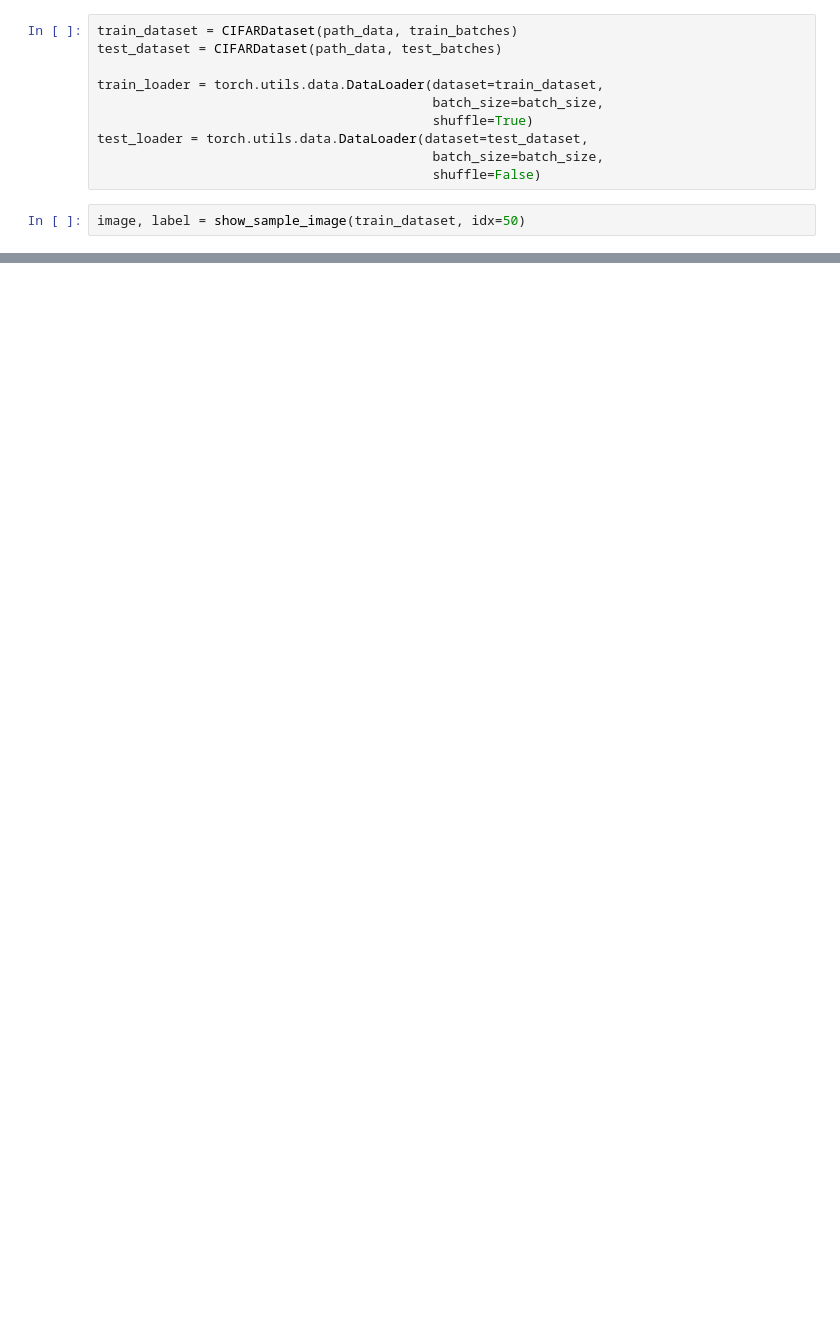
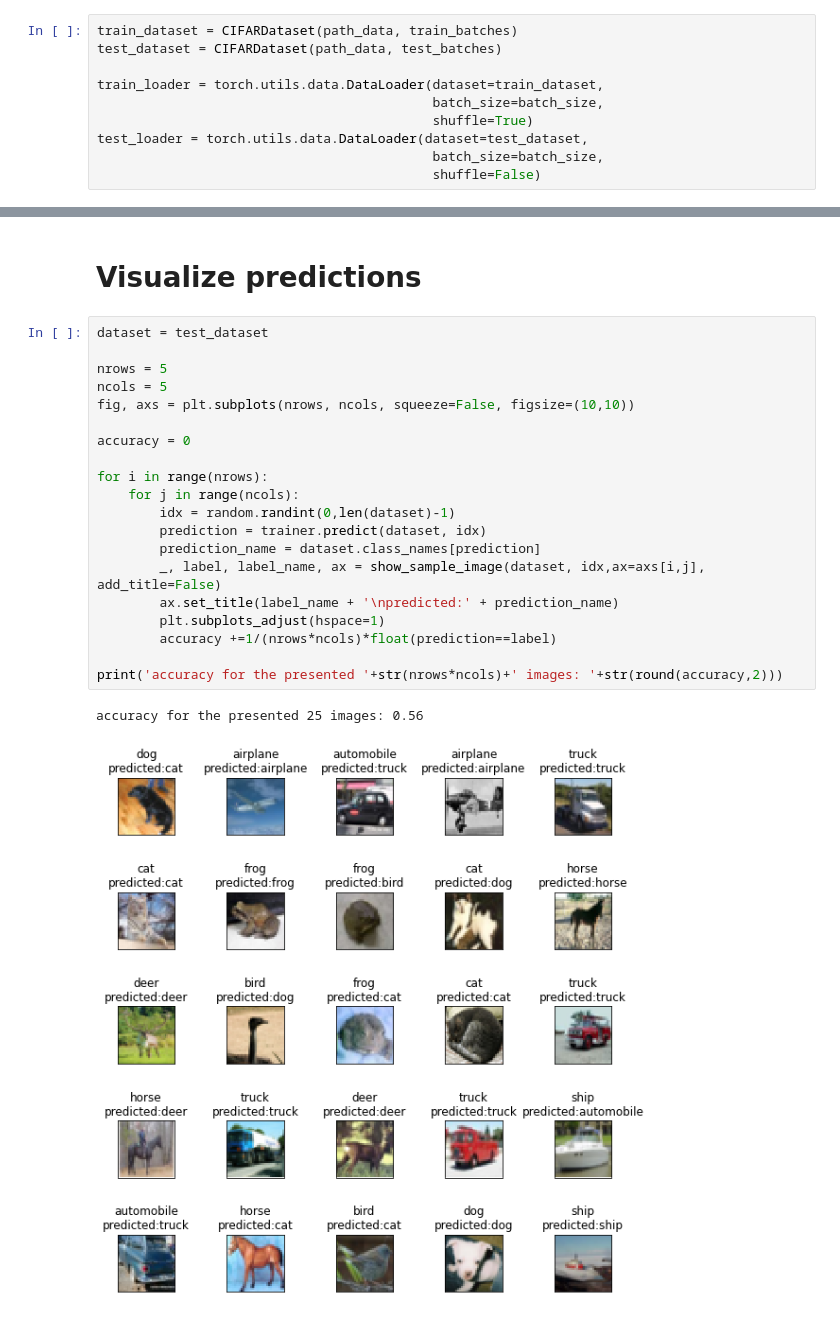
Before and after one commit to behroozeslami/deep-learning-application, a Jupyter notebook: CIFAR-10_CNN_V1.ipynb, the cells around one changed output, grey strips where cells are left out. Saved outputs shown, nothing was run; the diff lists cells and outputs as text; blank space fills up the shorter version.

```diff
--- a/CIFAR-10_CNN_V1.ipynb
+++ b/CIFAR-10_CNN_V1.ipynb
@@ -110,5 +124,3 @@ train_loader = torch.utils.data.DataLoader(dataset=train_dataset,
 test_loader = torch.utils.data.DataLoader(dataset=test_dataset,
                                            batch_size=batch_size,
                                            shuffle=False)
-# %%
-image, label = show_sample_image(train_dataset, idx=50)
@@ -124,0 +169,25 @@ out = model(images)
+# %% [markdown]
+# Visualize predictions
+# %%
+dataset = test_dataset
+
+nrows = 5
+ncols = 5
+fig, axs = plt.subplots(nrows, ncols, squeeze=False, figsize=(10,10))
+
+accuracy = 0
+
+for i in range(nrows):
+    for j in range(ncols):
+        idx = random.randint(0,len(dataset)-1)
+        prediction = trainer.predict(dataset, idx)
+        prediction_name = dataset.class_names[prediction]
+        _, label, label_name, ax = show_sample_image(dataset, idx,ax=axs[i,j], add_title=False)
+        ax.set_title(label_name + '\npredicted:' + prediction_name)
+        plt.subplots_adjust(hspace=1)
+        accuracy +=1/(nrows*ncols)*float(prediction==label)
+
+print('accuracy for the presented '+str(nrows*ncols)+' images: '+str(round(accuracy,2)))
+# %% [output]
+accuracy for the presented 25 images: 0.56
+[figure, added]
```
Also changed, not shown: parts of 14 cells of this notebook.
